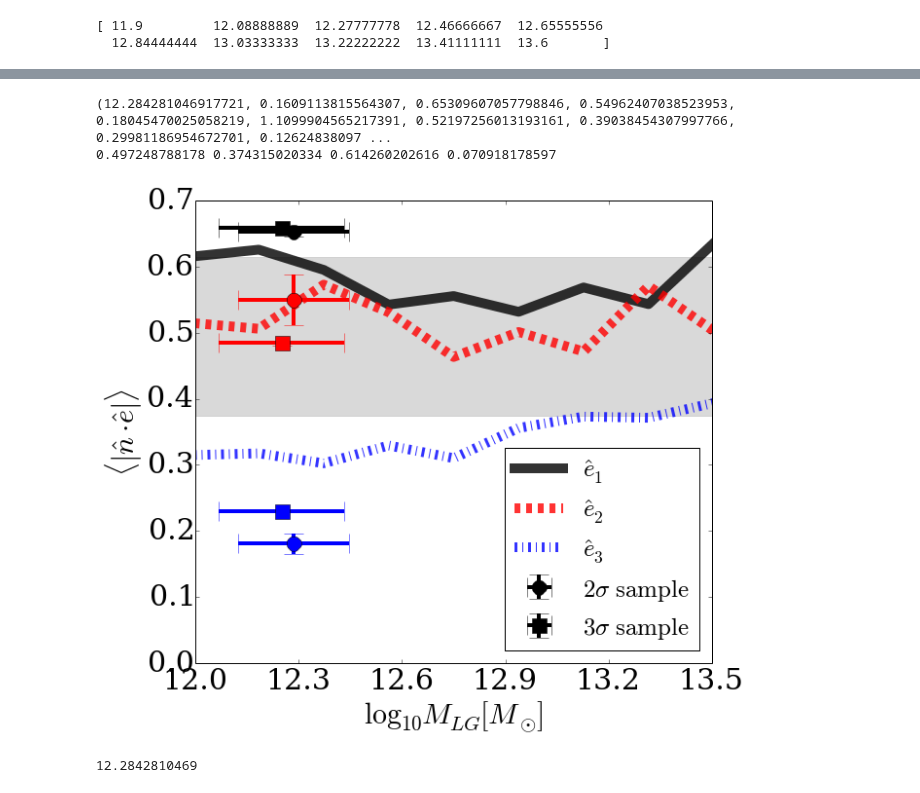
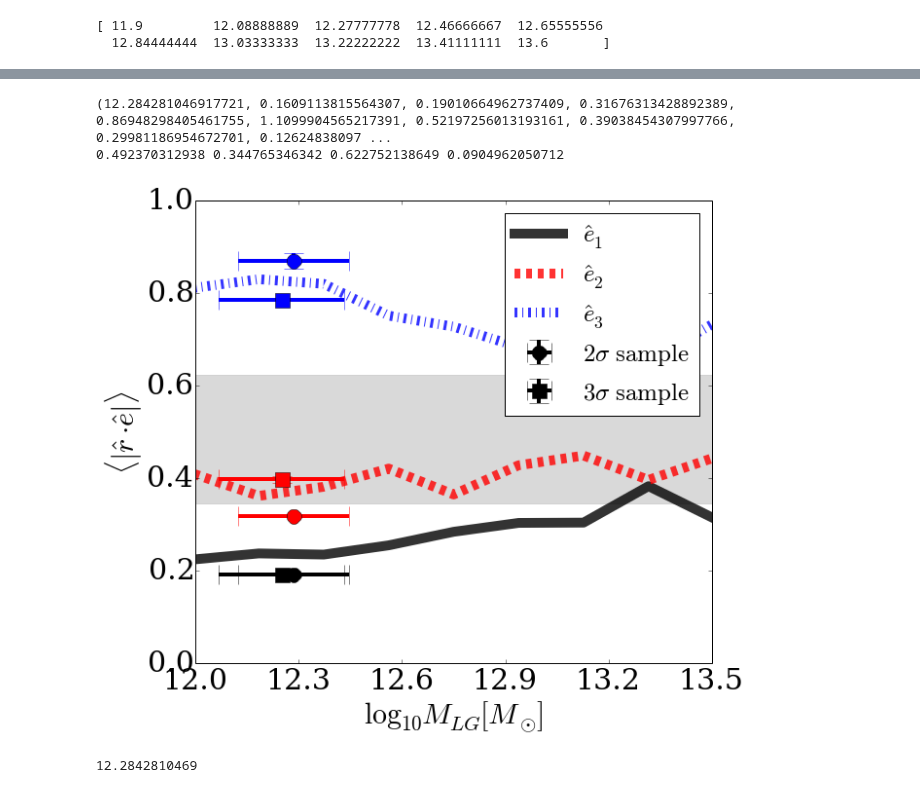
Before and after one commit to forero/LGEnvironment, a Jupyter notebook: code/MassDependencies.ipynb, the cells around one changed output, grey strips where cells are left out. Cells and saved outputs as stored; diff of their text form; code cells hidden in the pictures.

Commit message:
new plot with the mass dependency for the alignment with the r vector

```diff
--- a/code/MassDependencies.ipynb
+++ b/code/MassDependencies.ipynb
@@ -100,6 +100,21 @@ halo_data_3S = loadtxt("../data/3sigma/data_pairs3s.txt")
 
 web_data_general = loadtxt("../data/general/Tweb256_lgsample_vrn.dat")
 halo_data_general = loadtxt("../data/general/data_lgsample_vrn.txt")
+# %%
+def redefine_normal(halo_data):
+    halo_data[:,HALO_NORMAL_X] = halo_data[:,HALO_XA] - halo_data[:,HALO_XB]
+    halo_data[:,HALO_NORMAL_Y] = halo_data[:,HALO_YA] - halo_data[:,HALO_YB]
+    halo_data[:,HALO_NORMAL_Z] = halo_data[:,HALO_ZA] - halo_data[:,HALO_ZB]
+    norma = sqrt(halo_data[:,HALO_NORMAL_X]**2 + halo_data[:,HALO_NORMAL_Y]**2+halo_data[:,HALO_NORMAL_Z]**2)
+    halo_data[:,HALO_NORMAL_X] = halo_data[:,HALO_NORMAL_X]/norma
+    halo_data[:,HALO_NORMAL_Y] = halo_data[:,HALO_NORMAL_Y]/norma
+    halo_data[:,HALO_NORMAL_Z] = halo_data[:,HALO_NORMAL_Z]/norma
+
+normal_is_r = 1
+if(normal_is_r):
+    redefine_normal(halo_data_general)
+    redefine_normal(halo_data_2S)
+    redefine_normal(halo_data_3S)
 # %%
 n_points_2S = size(halo_data_2S[:,1])
 n_points_3S = size(halo_data_3S[:,1])
@@ -300,41 +316,47 @@ fig = figure(figsize=(9.5,8.5))
 ax = axes()
 enlarge_labels(ax, size=30)
 ax.set_xlabel("$\log_{10} M_{LG} [M_{\odot}]$",fontsize=30)
-ax.set_ylabel(r"$\langle|\hat{n}\cdot\hat{e}|\rangle$",fontsize=30)
+if(normal_is_r):
+    ax.set_ylabel(r"$\langle|\hat{r}\cdot\hat{e}|\rangle$",fontsize=30)
+else:
+    ax.set_ylabel(r"$\langle|\hat{n}\cdot\hat{e}|\rangle$",fontsize=30)
 
 plot(log_mass_center, median_mu_normal_eigenv1, '-', color='black', linewidth=10, alpha=0.8, label='$\hat{e}_1$')
 plot(log_mass_center, median_mu_normal_eigenv2, '--', color='red', linewidth=10, alpha=0.8, label='$\hat{e}_2$')
 plot(log_mass_center, median_mu_normal_eigenv3, '-.', color='blue', linewidth=10, alpha=0.8, label='$\hat{e}_3$')
 print stats_2S
 
 n_p = size(log_mass_center)
 mean_random, low_random, high_random,sigma_random = get_median_randoms(n_points=n_points_2S)
 print mean_random, low_random,  high_random, sigma_random
 ax.fill_between(log_mass_center, ones(n_p)*(low_random), ones(n_p)*(high_random), color='silver', alpha=0.6)
 
 errorbar(stats_2S[0], stats_2S[2], xerr=stats_2S[1], yerr=bootstrap_stats_2S[1], fmt='o', color='black',ms=15, elinewidth=4,capsize=10, label="$2\sigma\ \mathrm{sample}$")
 errorbar(stats_2S[0], stats_2S[3], xerr=stats_2S[1], yerr=bootstrap_stats_2S[3], fmt='o', color='red',ms=15,elinewidth=4,capsize=10)
 errorbar(stats_2S[0], stats_2S[4], xerr=stats_2S[1], yerr=bootstrap_stats_2S[5], fmt='o', color='blue',ms=15, elinewidth=4,capsize=10)
 
 errorbar(stats_3S[0], stats_3S[2], xerr=stats_3S[1], yerr=bootstrap_stats_3S[1], fmt='bs', color='black',ms=15,elinewidth=4,capsize=10, label="$3\sigma\ \mathrm{sample}$")
 errorbar(stats_3S[0], stats_3S[3], xerr=stats_3S[1], yerr=bootstrap_stats_3S[3], fmt='bs', color='red',ms=15,elinewidth=4,capsize=10)
 errorbar(stats_3S[0], stats_3S[4], xerr=stats_3S[1], yerr=bootstrap_stats_3S[5],fmt='bs', color='blue',ms=15,elinewidth=4,capsize=10)
 
-ax.legend(loc=4, scatterpoints=1, prop={'size':25}, numpoints=1)
+ax.legend(loc=1, scatterpoints=1, prop={'size':25}, numpoints=1)
 
 #ax.set_title("$\mathrm{lines:\ general\ sample\ -\ symbols:\ 2\sigma -3\sigma\ samples}$", fontsize=25)
 ax.xaxis.set_ticks(linspace(12.0,13.5,6))
 ax.set_xlim([12.0,13.5])
-ax.set_ylim([0.0,0.7])
+ax.set_ylim([0.0,1.0])
 
-filename="median_mass_alignment"
+if(normal_is_r):
+    filename="median_mass_alignment_r"
+else:
+    filename="median_mass_alignment"
 savefig(filename + '.eps',format = 'eps', transparent=True)
 savefig(filename + '.pdf',format = 'pdf', transparent=True)
 savefig(filename + '.png',format = 'png', transparent=True)
 # %% [output]
-(12.284281046917721, 0.1609113815564307, 0.65309607057798846, 0.54962407038523953, 0.18045470025058219, 1.1099904565217391, 0.52197256013193161, 0.39038454307997766, 0.29981186954672701, 0.12624838097 ...
-0.497248788178 0.374315020334 0.614260202616 0.070918178597
+(12.284281046917721, 0.1609113815564307, 0.19010664962737409, 0.31676313428892389, 0.86948298405461755, 1.1099904565217391, 0.52197256013193161, 0.39038454307997766, 0.29981186954672701, 0.12624838097 ...
+0.492370312938 0.344765346342 0.622752138649 0.0904962050712
-[figure, old version]
+[figure, new version]
 # %%
 fig = figure(figsize=(9.5,8.5))
 ax = axes()
```
Also changed, not shown: parts of 3 cells of this notebook.
